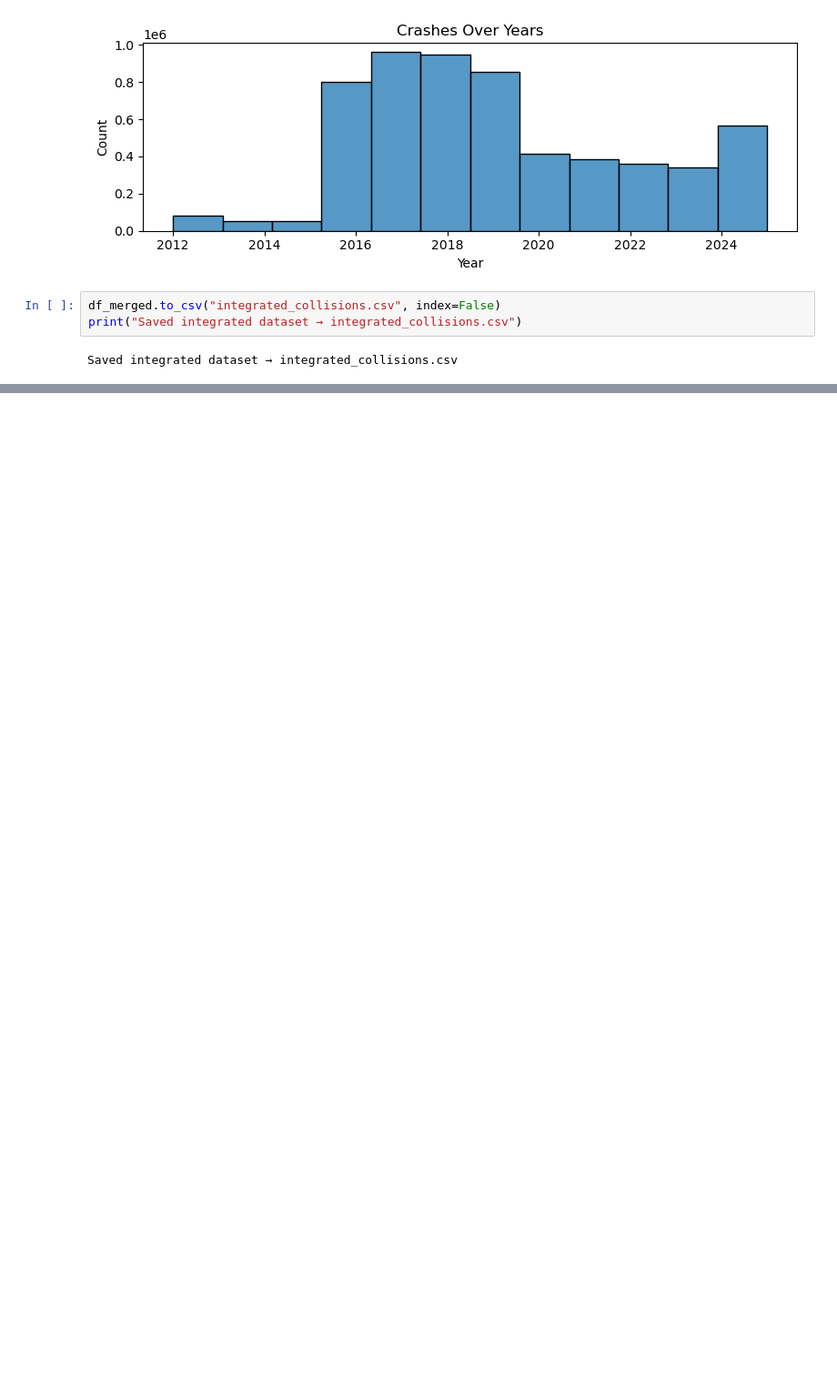
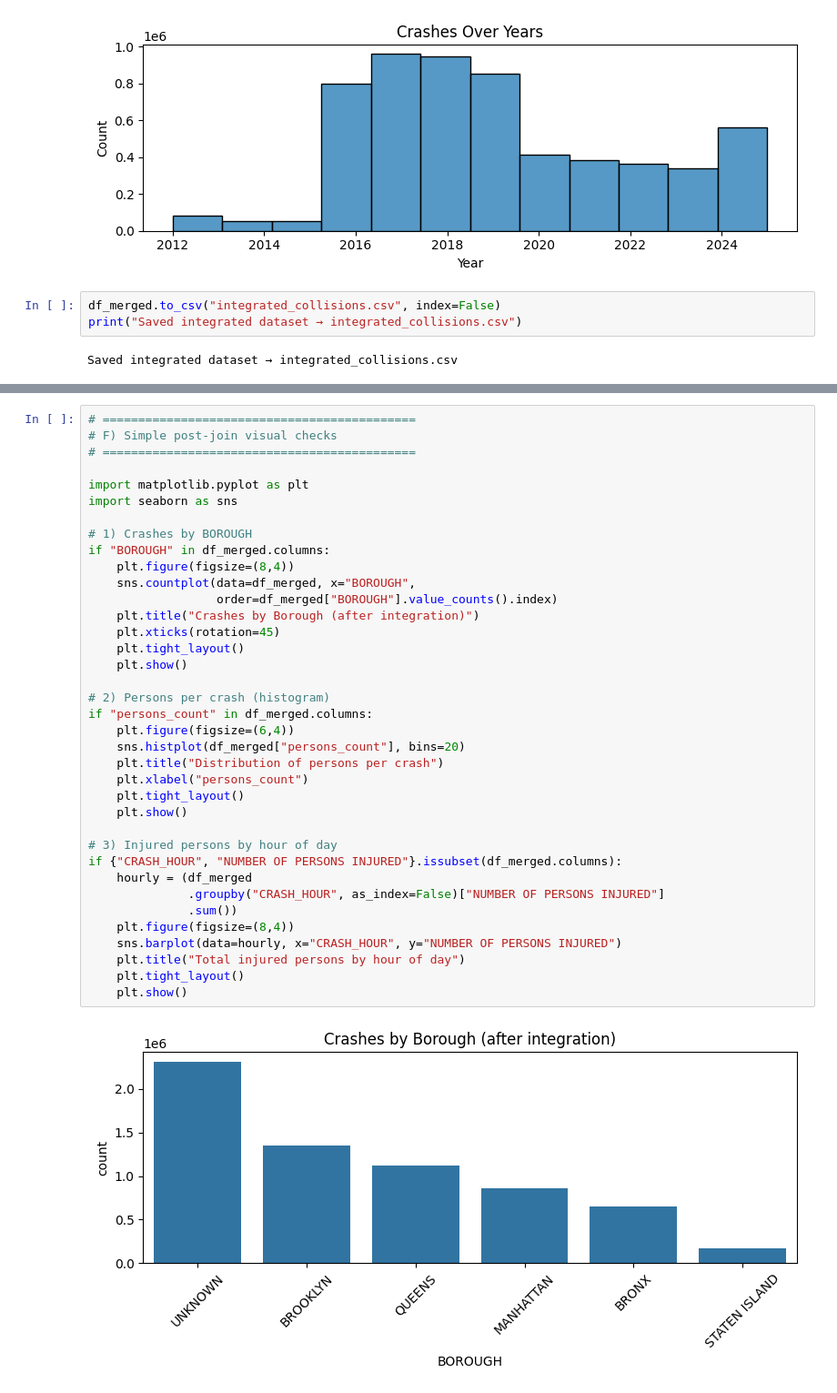
Before and after one commit to SarahRaafat/NYC-motor-vehicle-collisions, a Jupyter notebook: notebooks/Milestone1.ipynb, the cells around one changed output, grey strips where cells are left out. Shown at 91% size. Saved outputs shown, nothing was run; the diff lists cells and outputs as text; blank space fills up the shorter version.

```diff
--- a/notebooks/Milestone1.ipynb
+++ b/notebooks/Milestone1.ipynb
@@ -623,0 +947,39 @@ Saved integrated dataset → integrated_collisions.csv
+# %%
+# ============================================
+# F) Simple post-join visual checks
+# ============================================
+
+import matplotlib.pyplot as plt
+import seaborn as sns
+
+# 1) Crashes by BOROUGH
+if "BOROUGH" in df_merged.columns:
+    plt.figure(figsize=(8,4))
+    sns.countplot(data=df_merged, x="BOROUGH",
+                  order=df_merged["BOROUGH"].value_counts().index)
+    plt.title("Crashes by Borough (after integration)")
+    plt.xticks(rotation=45)
+    plt.tight_layout()
+    plt.show()
+
+# 2) Persons per crash (histogram)
+if "persons_count" in df_merged.columns:
+    plt.figure(figsize=(6,4))
+    sns.histplot(df_merged["persons_count"], bins=20)
+    plt.title("Distribution of persons per crash")
+    plt.xlabel("persons_count")
+    plt.tight_layout()
+    plt.show()
+
+# 3) Injured persons by hour of day
+if {"CRASH_HOUR", "NUMBER OF PERSONS INJURED"}.issubset(df_merged.columns):
+    hourly = (df_merged
+              .groupby("CRASH_HOUR", as_index=False)["NUMBER OF PERSONS INJURED"]
+              .sum())
+    plt.figure(figsize=(8,4))
+    sns.barplot(data=hourly, x="CRASH_HOUR", y="NUMBER OF PERSONS INJURED")
+    plt.title("Total injured persons by hour of day")
+    plt.tight_layout()
+    plt.show()
+# %% [output]
+[figure, added]
```
Also changed, not shown: parts of 27 cells of this notebook, 4 other files.
